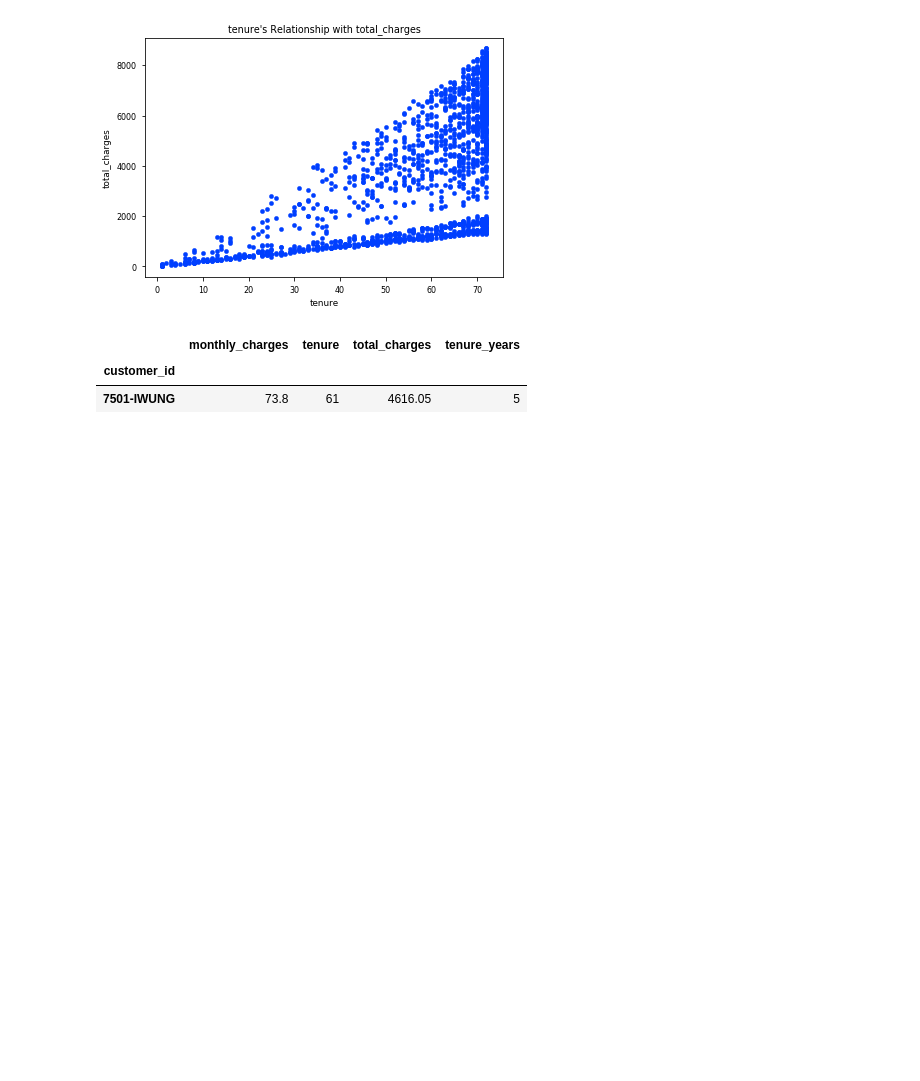
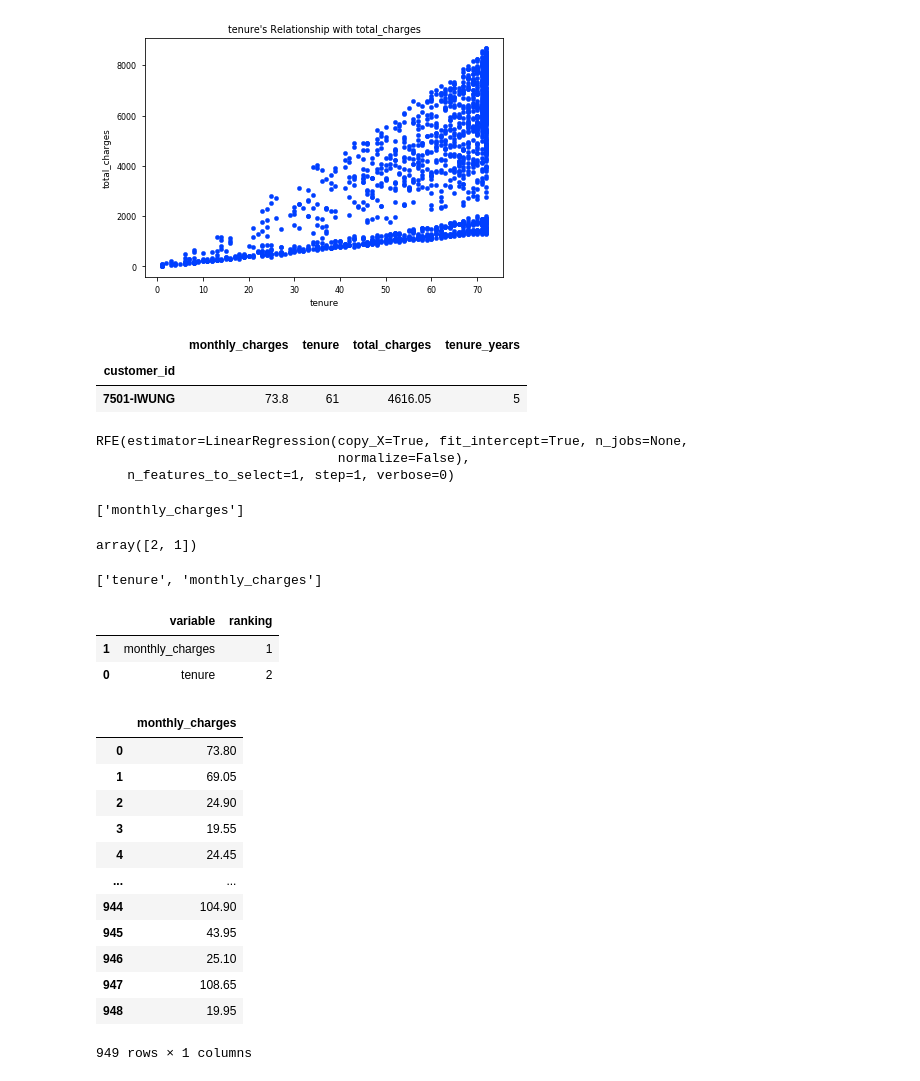
Before and after one commit to faithkane3/regression, a Jupyter notebook: explore.ipynb, the cells around one changed output. Drawn from its saved outputs; the diff is of its cells as text; code cells hidden in the pictures; blank space fills up the shorter version.

```diff
--- a/explore.ipynb
+++ b/explore.ipynb
@@ -283,0 +295,25 @@ train.head(1)
+# %%
+# Create the RFE Object**
+
+
+k = 1
+
+rfe = RFE(lm, k)
+# %%
+# Fit the RFE Object**
+X_train = train[['tenure', 'monthly_charges']]
+y_train = train[['total_charges']]
+
+rfe.fit(X_train, y_train)
+# %% [output]
+RFE(estimator=LinearRegression(copy_X=True, fit_intercept=True, n_jobs=None,
+                               normalize=False),
+    n_features_to_select=1, step=1, verbose=0)
+# %%
+# Use the RFE Object to Get a List of Your Best Features**
+
+
+rfe_best = X_train.columns[rfe.support_].tolist()
+rfe_best
+# %% [output]
+['monthly_charges']
@@ -283,0 +325,41 @@ train.head(1)
+# %%
+rfe.ranking_
+# %% [output]
+array([2, 1])
+# %%
+# Save the Names of Your Features to a Variable `rfe_var_names`**
+
+rfe_var_names = X_train.columns.tolist()
+rfe_var_names
+# %% [output]
+['tenure', 'monthly_charges']
+# %%
+# Create and Sort a DataFrame Using Above Variables to Check out the Ranking of the Variables**
+
+rfe_rank_df = pd.DataFrame({'variable': rfe_var_names,
+                            'ranking': rfe_var_rank}).sort_values('ranking')
+rfe_rank_df
+# %% [output]
+|  | variable | ranking |
+| 1 | monthly_charges | 1 |
+| 0 | tenure | 2 |
+# %%
+# Use the RFE Object to Transform/Reduce your X_train to the Selected Features if You Like**
+
+X_rfe = pd.DataFrame(rfe.transform(X_train), columns=[rfe_best])
+# %%
+X_rfe
+# %% [output]
+|  | monthly_charges |
+| 0 | 73.80 |
+| 1 | 69.05 |
+| 2 | 24.90 |
+| 3 | 19.55 |
+| 4 | 24.45 |
+| ... | ... |
+| 944 | 104.90 |
+| 945 | 43.95 |
+| 946 | 25.10 |
+| 947 | 108.65 |
+| 948 | 19.95 |
+949 rows × 1 columns
```
Also changed, not shown: parts of 3 cells of this notebook.
